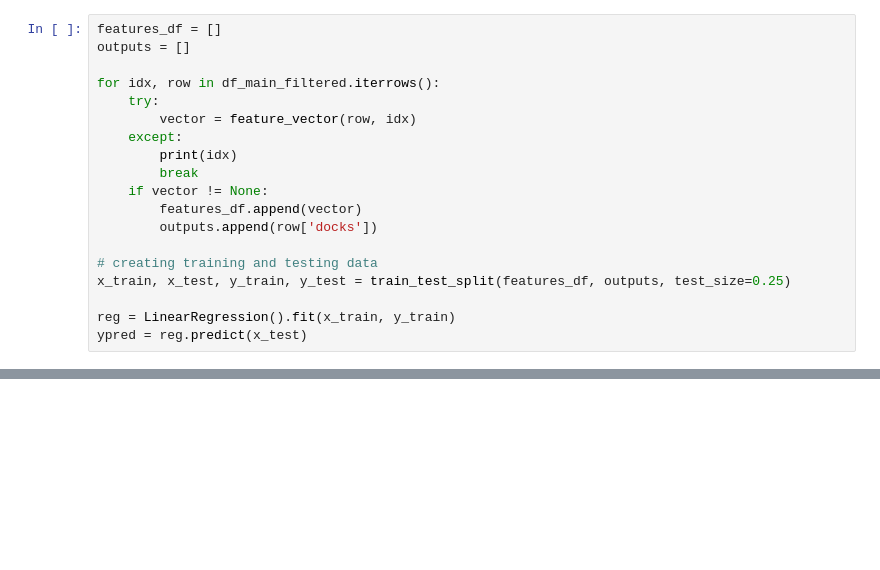
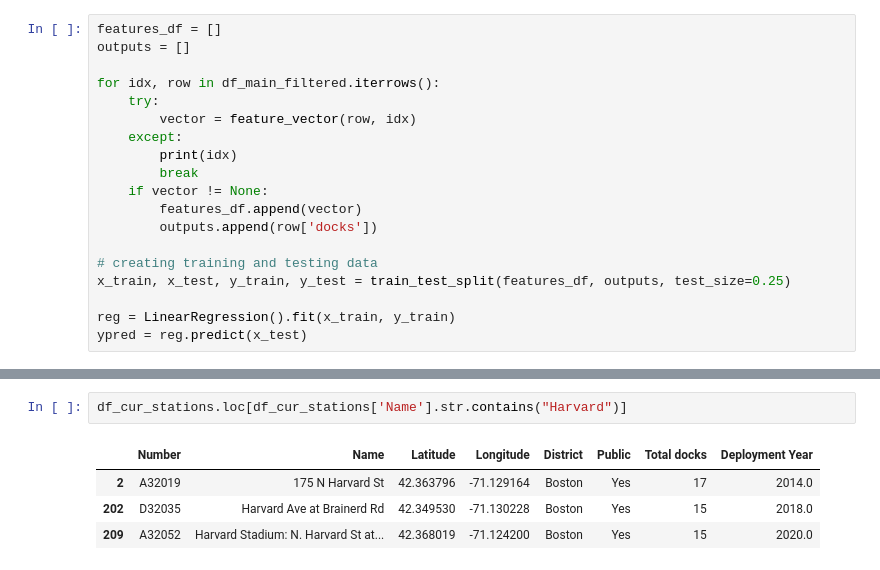
Before and after one commit to fzyang1227/bluebikes, a Jupyter notebook: DS4300_Project_Updated.ipynb, the cells around one changed output, grey strips where cells are left out. Drawn from its saved outputs; the diff is of its cells as text; blank space fills up the shorter version.

```diff
--- a/DS4300_Project_Updated.ipynb
+++ b/DS4300_Project_Updated.ipynb
@@ -589,0 +695,7 @@ Text(0.5, 1.0, 'Predicted Docks vs Features with Linear Regression')
+# %%
+df_cur_stations.loc[df_cur_stations['Name'].str.contains("Harvard")]
+# %% [output]
+|  | Number | Name | Latitude | Longitude | District | Public | Total docks | Deployment Year |
+| 2 | A32019 | 175 N Harvard St | 42.363796 | -71.129164 | Boston | Yes | 17 | 2014.0 |
+| 202 | D32035 | Harvard Ave at Brainerd Rd | 42.349530 | -71.130228 | Boston | Yes | 15 | 2018.0 |
+| 209 | A32052 | Harvard Stadium: N. Harvard St at... | 42.368019 | -71.124200 | Boston | Yes | 15 | 2020.0 |
```
Also changed, not shown: parts of 31 cells of this notebook, 3 other files.
